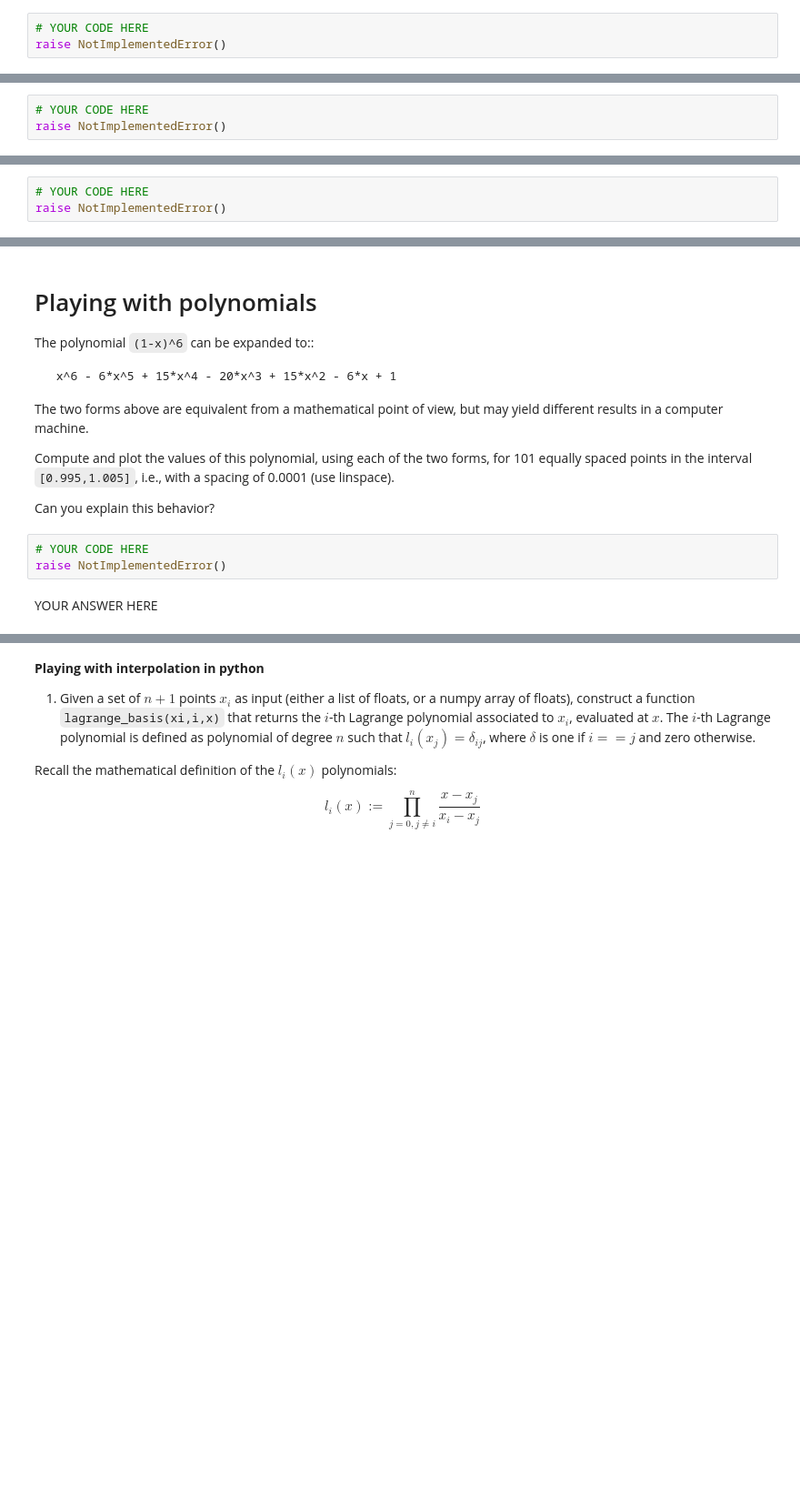
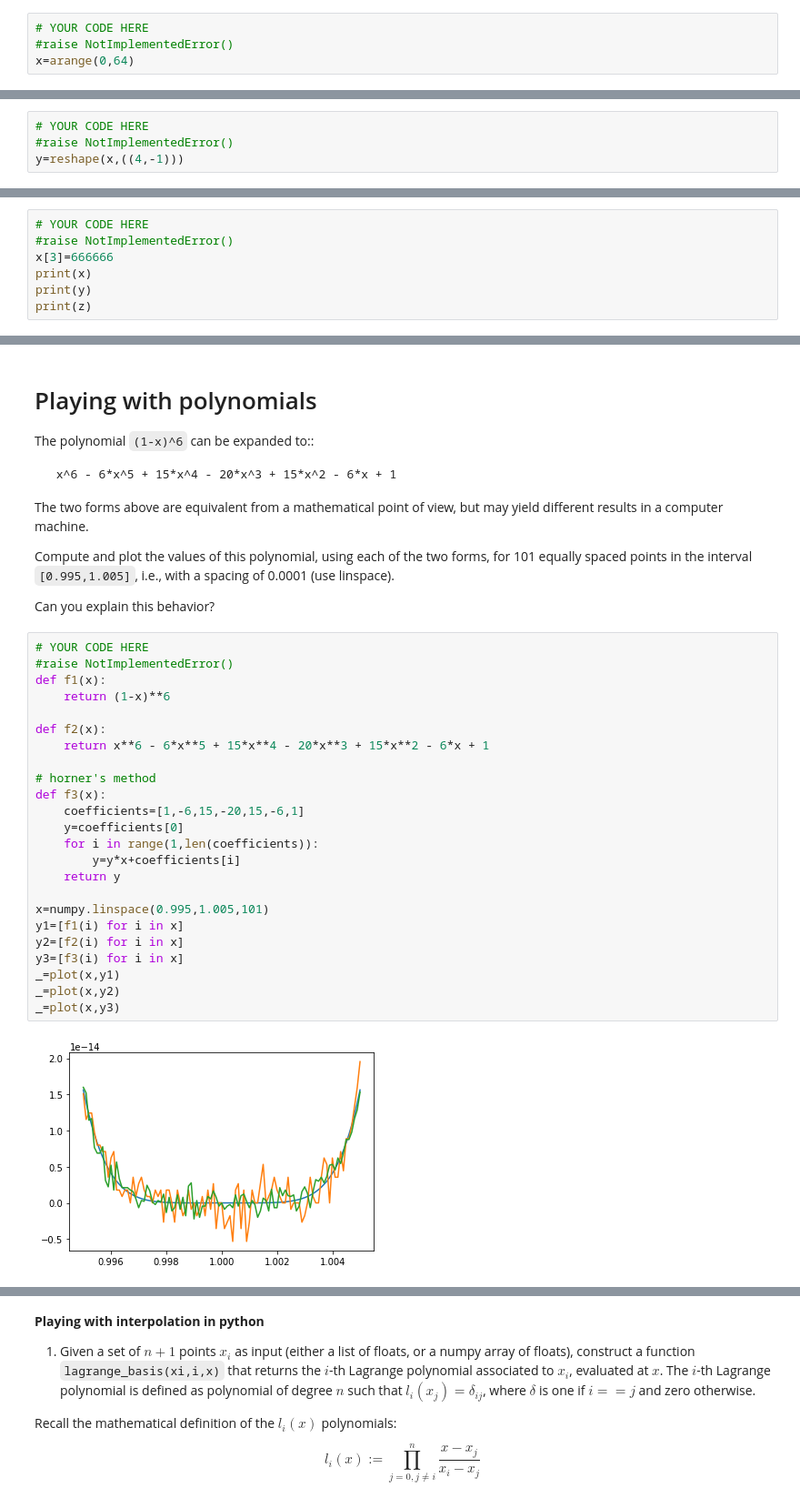
Before and after one commit to postaxmi/P1.4_seed, a Jupyter notebook: assignments/00_Basics/D1-exercises.ipynb, the cells around one changed output, grey strips where cells are left out. Shown: that part at 91% size. Saved outputs shown, nothing was run; the diff lists cells and outputs as text; blank space fills up the shorter version.

Commit message:
arrays and matrices with numpy and polynomials

```diff
--- a/assignments/00_Basics/D1-exercises.ipynb
+++ b/assignments/00_Basics/D1-exercises.ipynb
@@ -187,7 +225,8 @@ Numpy provides a very powerful array container. The first line of this ipython n
 Create a numpy array whith entries that range form 0 to 64. Use the correct numpy function to do so. Call it `x`.
 # %%
 # YOUR CODE HERE
-raise NotImplementedError()
+#raise NotImplementedError()
+x=arange(0,64)
 # %%
 assert_equal(type(x), ndarray)
 assert_equal(len(x), 64)
@@ -197,7 +236,8 @@ for i in xrange(64):
 Reshape the one dimensional array, to become a 4 rows 2 dimensional array, let numpy evaluate the correct number of culumns. Call it `y`.
 # %%
 # YOUR CODE HERE
-raise NotImplementedError()
+#raise NotImplementedError()
+y=reshape(x,((4,-1)))
 # %%
 assert_equal(shape(y), (4,16))
 # %% [markdown]
@@ -228,4 +275,8 @@ YOUR ANSWER HERE
 Set the fourth element of `x` to 666666, and print `x`, `y`, `z`. Comment on the result
 # %%
 # YOUR CODE HERE
-raise NotImplementedError()
+#raise NotImplementedError()
+x[3]=666666
+print(x)
+print(y)
+print(z)
@@ -285,8 +376,29 @@ The polynomial `(1-x)^6` can be expanded to::
    `[0.995,1.005]`, i.e., with a spacing of 0.0001 (use linspace).
 
    Can you explain this behavior?
-# %%
-# YOUR CODE HERE
-raise NotImplementedError()
-# %% [markdown]
-YOUR ANSWER HERE
+# %%
+# YOUR CODE HERE
+#raise NotImplementedError()
+def f1(x):
+	return (1-x)**6
+
+def f2(x):
+	return x**6 - 6*x**5 + 15*x**4 - 20*x**3 + 15*x**2 - 6*x + 1
+
+# horner's method
+def f3(x):
+	coefficients=[1,-6,15,-20,15,-6,1]
+	y=coefficients[0]
+	for i in range(1,len(coefficients)):
+		y=y*x+coefficients[i]
+	return y
+
+x=numpy.linspace(0.995,1.005,101)
+y1=[f1(i) for i in x]
+y2=[f2(i) for i in x]
+y3=[f3(i) for i in x]
+_=plot(x,y1)
+_=plot(x,y2)
+_=plot(x,y3)
+# %% [output]
+[figure, added]
```
Also changed, not shown: parts of 34 cells of this notebook.
